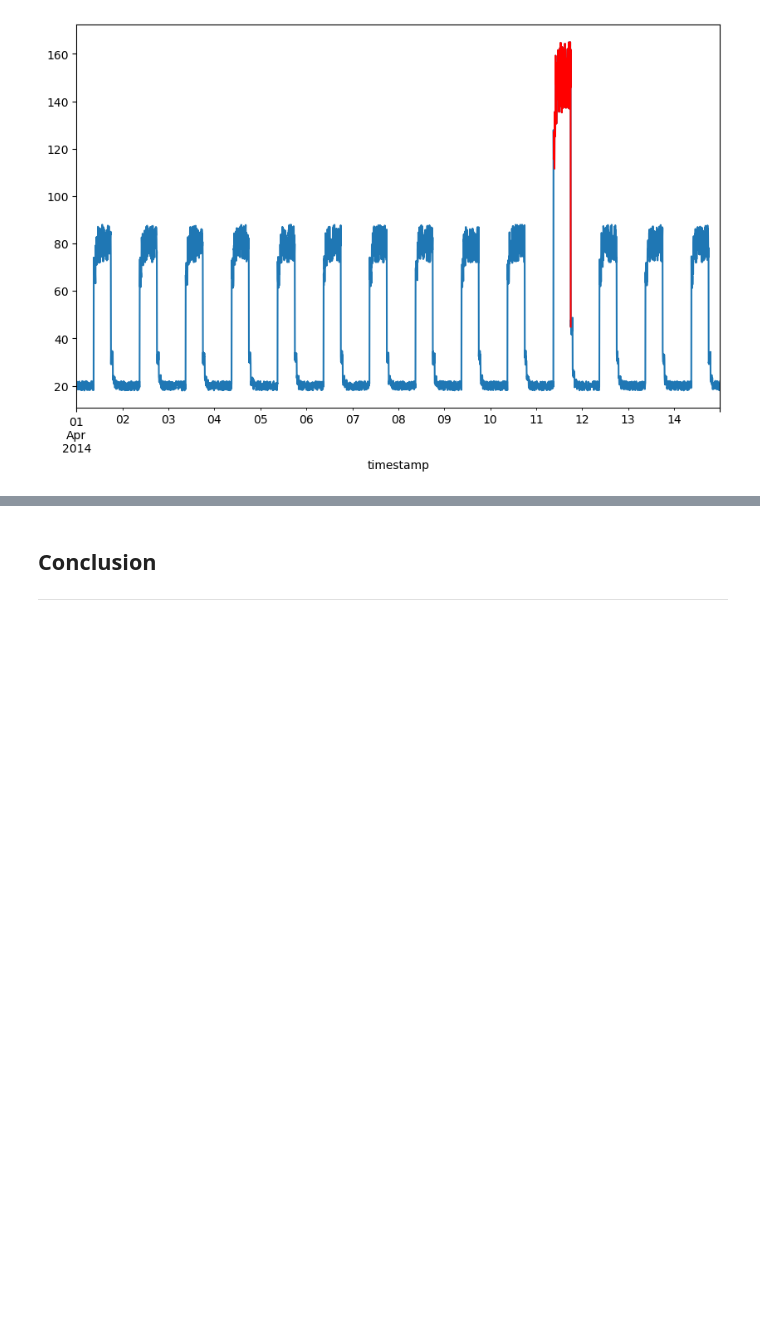
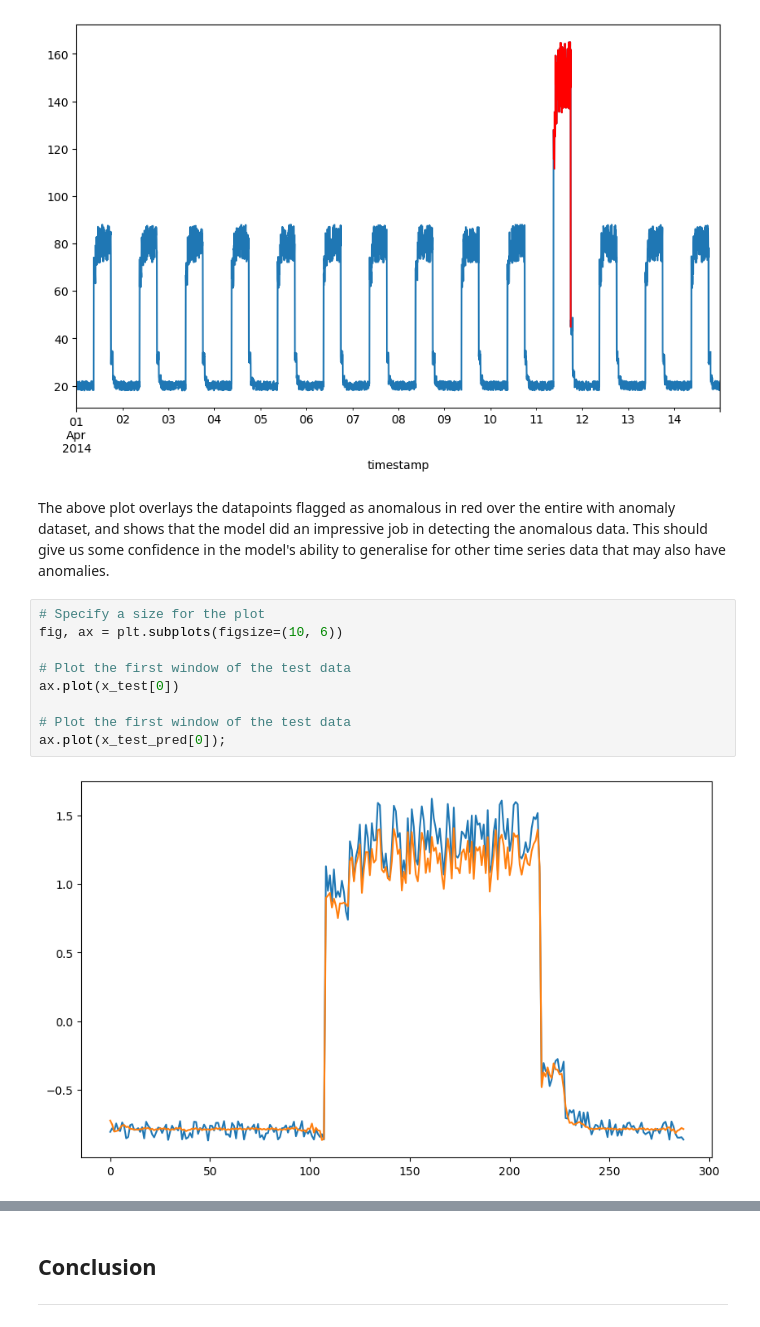
Before and after one commit to andrewjscott/machstat-assessment, a Jupyter notebook: Machine Learning Project/keras-anomoly.ipynb, the cells around one changed output, grey strips where cells are left out. Cells and saved outputs as stored; diff of their text form; blank space fills up the shorter version.

Commit message:
Markdown for model evaluation

```diff
--- a/Machine Learning Project/keras-anomoly.ipynb
+++ b/Machine Learning Project/keras-anomoly.ipynb
@@ -819,3 +839,16 @@ df_daily_jumpsup.plot(legend=False, ax=ax)
 df_subset.plot(legend=False, ax=ax, color="r");
 # %% [output]
 [figure]
+# %% [markdown]
+The above plot overlays the datapoints flagged as anomalous in red over the entire with anomaly dataset, and shows that the model did an impressive job in detecting the anomalous data. This should give us some confidence in the model's ability to generalise for other time series data that may also have anomalies.
+# %%
+# Specify a size for the plot
+fig, ax = plt.subplots(figsize=(10, 6))
+
+# Plot the first window of the test data
+ax.plot(x_test[0])
+
+# Plot the first window of the test data
+ax.plot(x_test_pred[0]);
+# %% [output]
+[figure, added]
```
Also changed, not shown: parts of 36 cells of this notebook.
